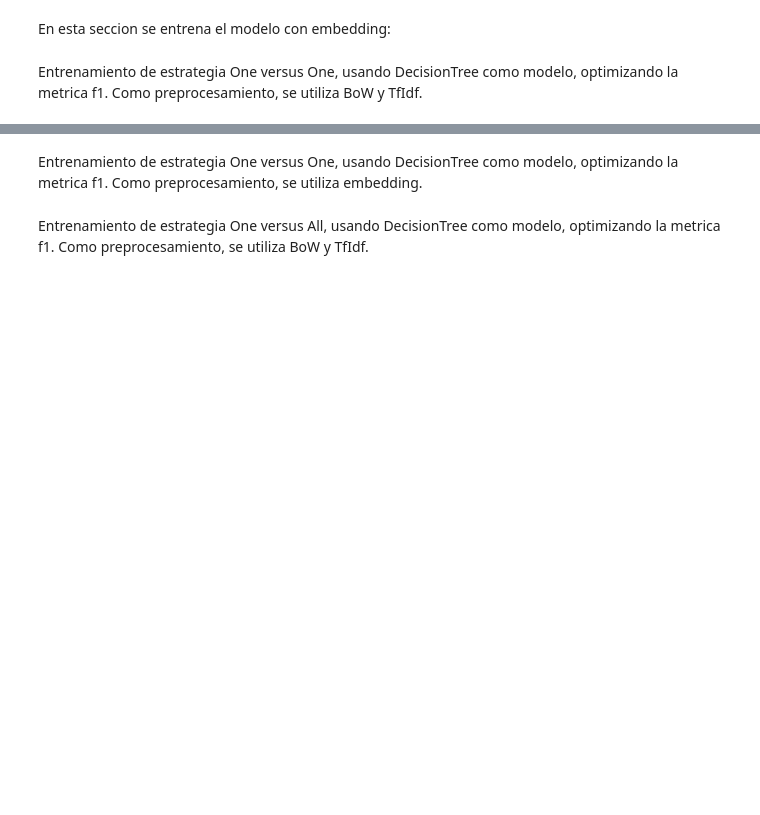
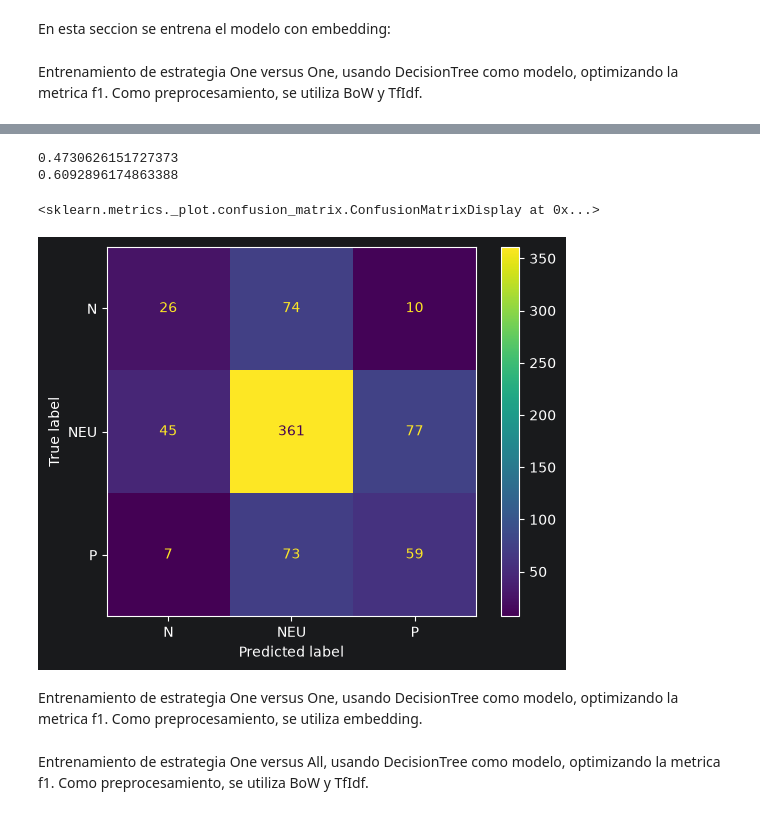
Before and after one commit to LucasFis/Tp_tweets, a Jupyter notebook: Tp_tweets.ipynb, the cells around one changed output, grey strips where cells are left out. Saved outputs shown, nothing was run; the diff lists cells and outputs as text; code cells hidden in the pictures; blank space fills up the shorter version.

```diff
--- a/Tp_tweets.ipynb
+++ b/Tp_tweets.ipynb
@@ -724,7 +725,7 @@ param_grid_ovo = {
     'pre__text__vectorizer': [CountVectorizer(), TfidfVectorizer()],
     'classifier__estimator__max_depth': [5, 10, 20],
     'classifier__estimator__min_samples_leaf': [1, 5, 10, 20],
-    'classifier__estimator__class_weight': ['balanced'],
+    'classifier__estimator__class_weight': [None],
 }
 
 # param_grid_ovo.update({
@@ -749,23 +775,31 @@ from sklearn.metrics import f1_score, accuracy_score, roc_auc_score
 
 mejor_modelo_ovo = grid_search_ovo.best_estimator_
 
-y_proba = mejor_modelo_ovo.predict(X_val)
+y_pred_ovo = mejor_modelo_ovo.predict(X_val)
 
 f1 = f1_score(
     y_val,
-    y_proba,
+    y_pred_ovo,
     average="macro",
     labels=mejor_modelo_ovo.classes_
 )
 
 accuracy = accuracy_score(
     y_val,
-    y_proba
+    y_pred_ovo
 )
 
 
 print(f1)
 print(accuracy)
+# %% [output]
+0.4730626151727373
+0.6092896174863388
+# %%
+ConfusionMatrixDisplay.from_predictions(y_val, y_pred_ovo)
+# %% [output]
+<sklearn.metrics._plot.confusion_matrix.ConfusionMatrixDisplay at 0x...>
+[figure, added]
 # %% [markdown]
 Entrenamiento de estrategia One versus One, usando DecisionTree como modelo, optimizando la metrica f1. Como preprocesamiento, se utiliza embedding.
 # %%
```
Also changed, not shown: parts of 7 cells of this notebook.
